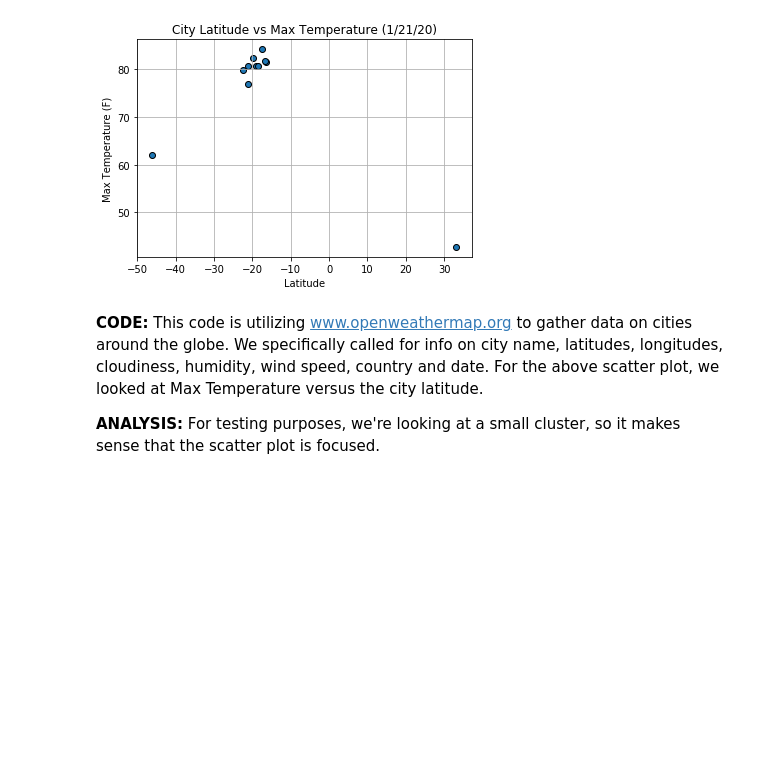
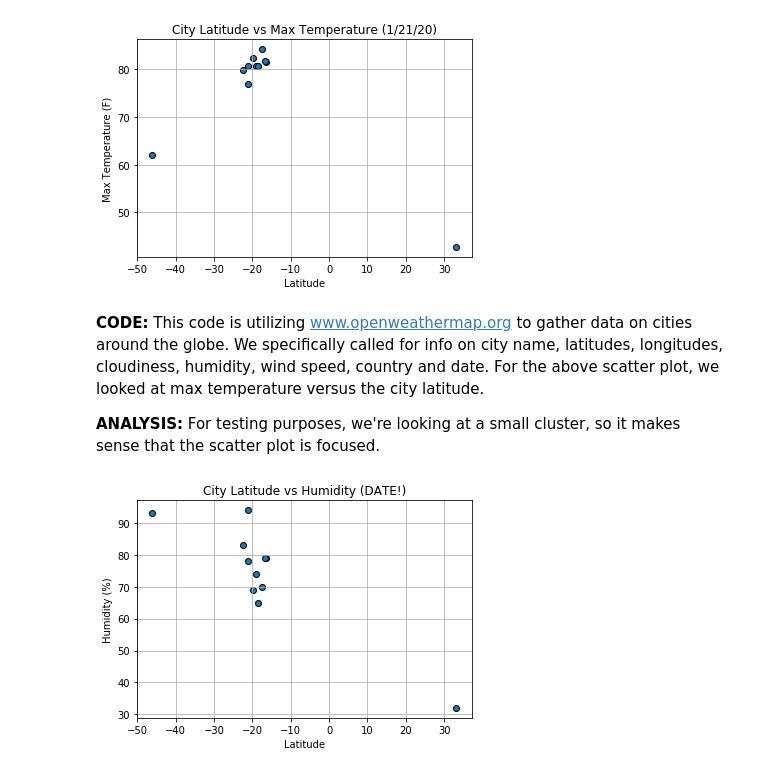
Before and after one commit to VallieTracy/Global-Weather-Analysis, a Jupyter notebook: WeatherPy/WeatherPy.ipynb, the cells around one changed output. Cells and saved outputs as stored; diff of their text form; code cells hidden in the pictures; blank space fills up the shorter version.

Commit message:
all 4 scatter plots and some words; date!

```diff
--- a/WeatherPy/WeatherPy.ipynb
+++ b/WeatherPy/WeatherPy.ipynb
@@ -188,6 +188,21 @@ plt.savefig(os.path.join("Images","Temp_v_Latitude.png"))
 # %% [output]
 [figure]
 # %% [markdown]
-**CODE:**  This code is utilizing www.openweathermap.org to gather data on cities around the globe.  We specifically called for info on city name, latitudes, longitudes, cloudiness, humidity, wind speed, country and date.  For the above scatter plot, we looked at Max Temperature versus the city latitude.
+**CODE:**  This code is utilizing www.openweathermap.org to gather data on cities around the globe.  We specifically called for info on city name, latitudes, longitudes, cloudiness, humidity, wind speed, country and date.  For the above scatter plot, we looked at max temperature versus the city latitude.
 
 **ANALYSIS:**  For testing purposes, we're looking at a small cluster, so it makes sense that the scatter plot is focused.
+# %%
+#plot latitude v humidity
+x_values = city_df["Lat"]
+y_values = city_df["Humidity"]
+plt.scatter(x_values, y_values, edgecolors="black")
+plt.title("City Latitude vs Humidity (DATE!)")
+plt.xlabel("Latitude")
+plt.ylabel("Humidity (%)")
+plt.grid()
+
+
+#save scatter plot to Images Folder
+plt.savefig(os.path.join("Images","Humidity_v_Latitude.png"))
+# %% [output]
+[figure, added]
```
Also changed, not shown: parts of 5 cells of this notebook, 3 other files.
